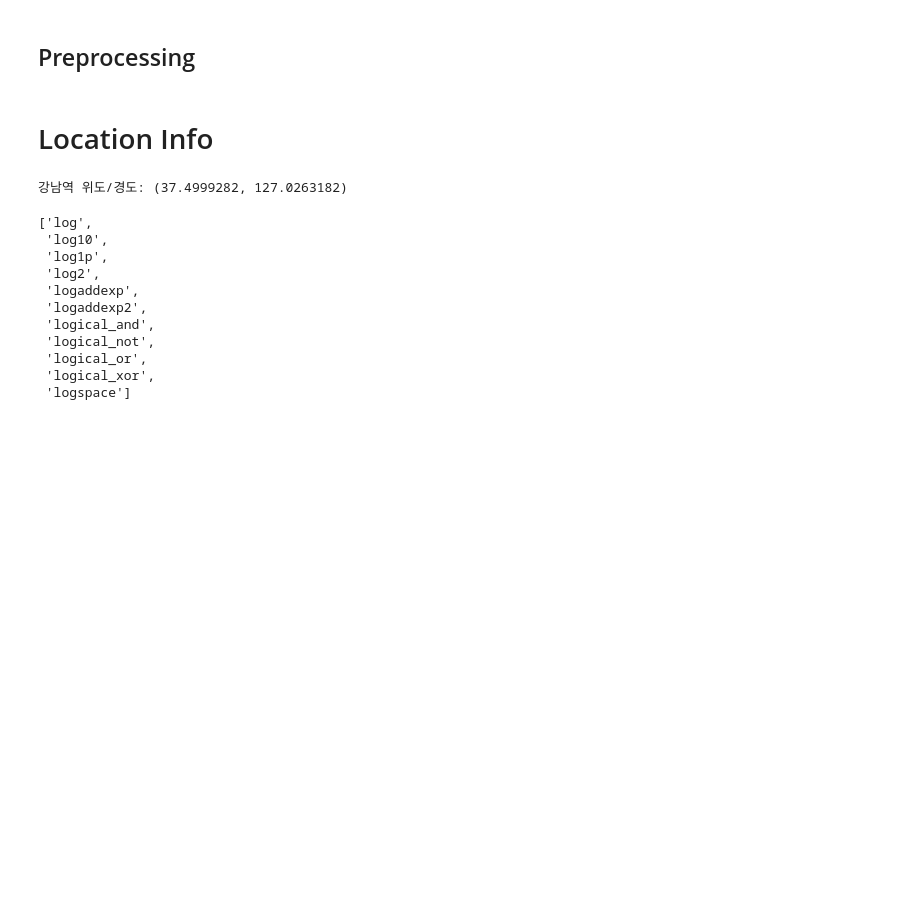
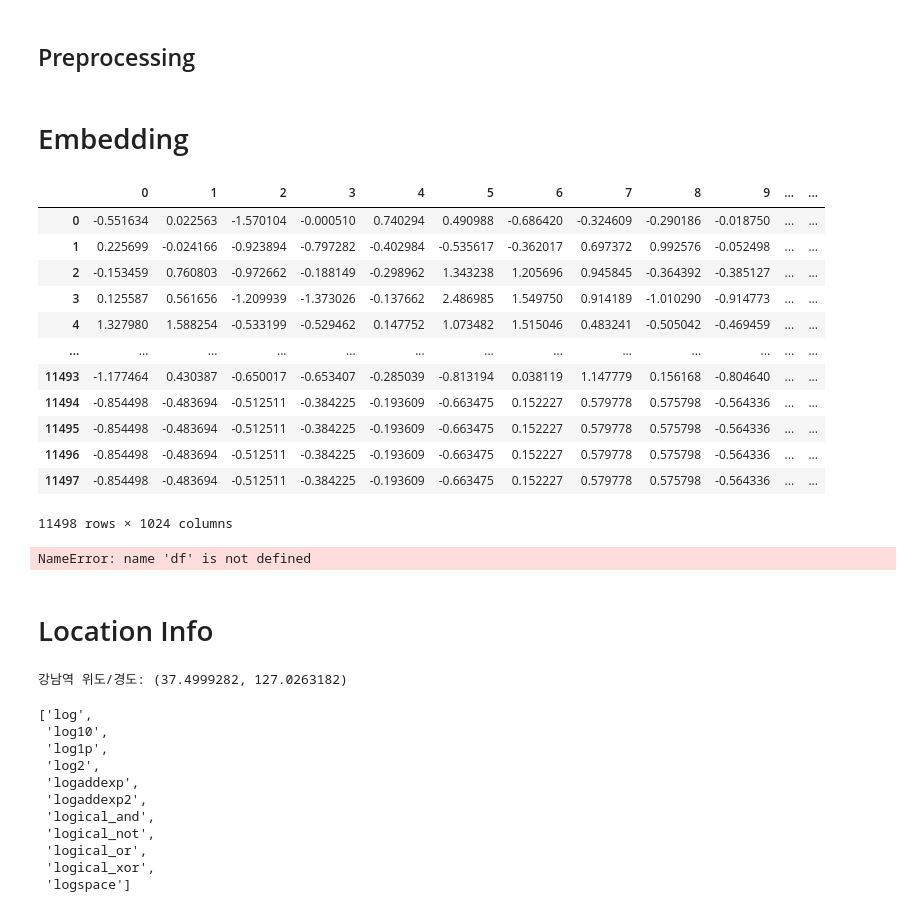
Before and after one commit to jellybee02/LLM_Research, a Jupyter notebook: script/test.ipynb, the cells around one changed output. Cells and saved outputs as stored; diff of their text form; code cells hidden in the pictures; blank space fills up the shorter version.

Commit message:
0625_embedding

```diff
--- a/script/test.ipynb
+++ b/script/test.ipynb
@@ -31,6 +52,69 @@ df[['과금기준', '요금']] = df['요금(과금기준 + 요금)'].apply(split
 del df['요금(과금기준 + 요금)']
 # %%
 user_info = df.T.to_dict()
+# %% [markdown]
+# Embedding
+# %%
+
+# CSV 파일 경로
+# csv_path = "sample.csv"  # 여기에 실제 파일 경로 입력
+
+# CSV 로드
+# df = pd.read_csv(csv_path)
+
+# 임베딩할 텍스트 컬럼
+texts = df['공구 이름'].tolist()
+
+# Ollama 서버 주소
+OLLAMA_URL = "http://localhost:11434/api/embeddings"
+
+# 임베딩 결과 저장 리스트
+embeddings = []
+
+# 각 문장에 대해 BGE-M3 임베딩 요청
+for text in tqdm(texts):
+    payload = {
+        "model": "bge-m3",
+        "prompt": text
+    }
+
+    response = requests.post(OLLAMA_URL, json=payload)
+    # print(response)
+    # print(text)
+    if response.status_code == 200:
+        result = response.json()
+        embeddings.append(result['embedding'])
+    else:
+        print(f"Error for text: {text}")
+        embeddings.append(None)
+    # break
+# 결과를 DataFrame에 추가
+# df['embedding'] = embeddings
+
+# 결과 저장
+# df.to_pickle("encoded_result.pkl")  # 또는 df.to_csv("encoded_result.csv", index=False)
+# print("✅ 임베딩 완료 및 저장됨.")
+# %%
+pd.DataFrame(embeddings)
+# .to_pickle('tool_name_encoding.pkl')
+# %% [output]
+|  | 0 | 1 | 2 | 3 | 4 | 5 | 6 | 7 | 8 | 9 | ... | ... |
+| 0 | -0.551634 | 0.022563 | -1.570104 | -0.000510 | 0.740294 | 0.490988 | -0.686420 | -0.324609 | -0.290186 | -0.018750 | ... | ... |
+| 1 | 0.225699 | -0.024166 | -0.923894 | -0.797282 | -0.402984 | -0.535617 | -0.362017 | 0.697372 | 0.992576 | -0.052498 | ... | ... |
+| 2 | -0.153459 | 0.760803 | -0.972662 | -0.188149 | -0.298962 | 1.343238 | 1.205696 | 0.945845 | -0.364392 | -0.385127 | ... | ... |
+| 3 | 0.125587 | 0.561656 | -1.209939 | -1.373026 | -0.137662 | 2.486985 | 1.549750 | 0.914189 | -1.010290 | -0.914773 | ... | ... |
+| 4 | 1.327980 | 1.588254 | -0.533199 | -0.529462 | 0.147752 | 1.073482 | 1.515046 | 0.483241 | -0.505042 | -0.469459 | ... | ... |
+| ... | ... | ... | ... | ... | ... | ... | ... | ... | ... | ... | ... | ... |
+| 11493 | -1.177464 | 0.430387 | -0.650017 | -0.653407 | -0.285039 | -0.813194 | 0.038119 | 1.147779 | 0.156168 | -0.804640 | ... | ... |
+| 11494 | -0.854498 | -0.483694 | -0.512511 | -0.384225 | -0.193609 | -0.663475 | 0.152227 | 0.579778 | 0.575798 | -0.564336 | ... | ... |
+| 11495 | -0.854498 | -0.483694 | -0.512511 | -0.384225 | -0.193609 | -0.663475 | 0.152227 | 0.579778 | 0.575798 | -0.564336 | ... | ... |
+| 11496 | -0.854498 | -0.483694 | -0.512511 | -0.384225 | -0.193609 | -0.663475 | 0.152227 | 0.579778 | 0.575798 | -0.564336 | ... | ... |
+| 11497 | -0.854498 | -0.483694 | -0.512511 | -0.384225 | -0.193609 | -0.663475 | 0.152227 | 0.579778 | 0.575798 | -0.564336 | ... | ... |
+11498 rows × 1024 columns
+# %%
+df['공구 이름']
+# %% [output]
+NameError: name 'df' is not defined
 # %% [markdown]
 # Location Info
 # %%
```
Also changed, not shown: parts of 2 cells of this notebook, 3 other files.
